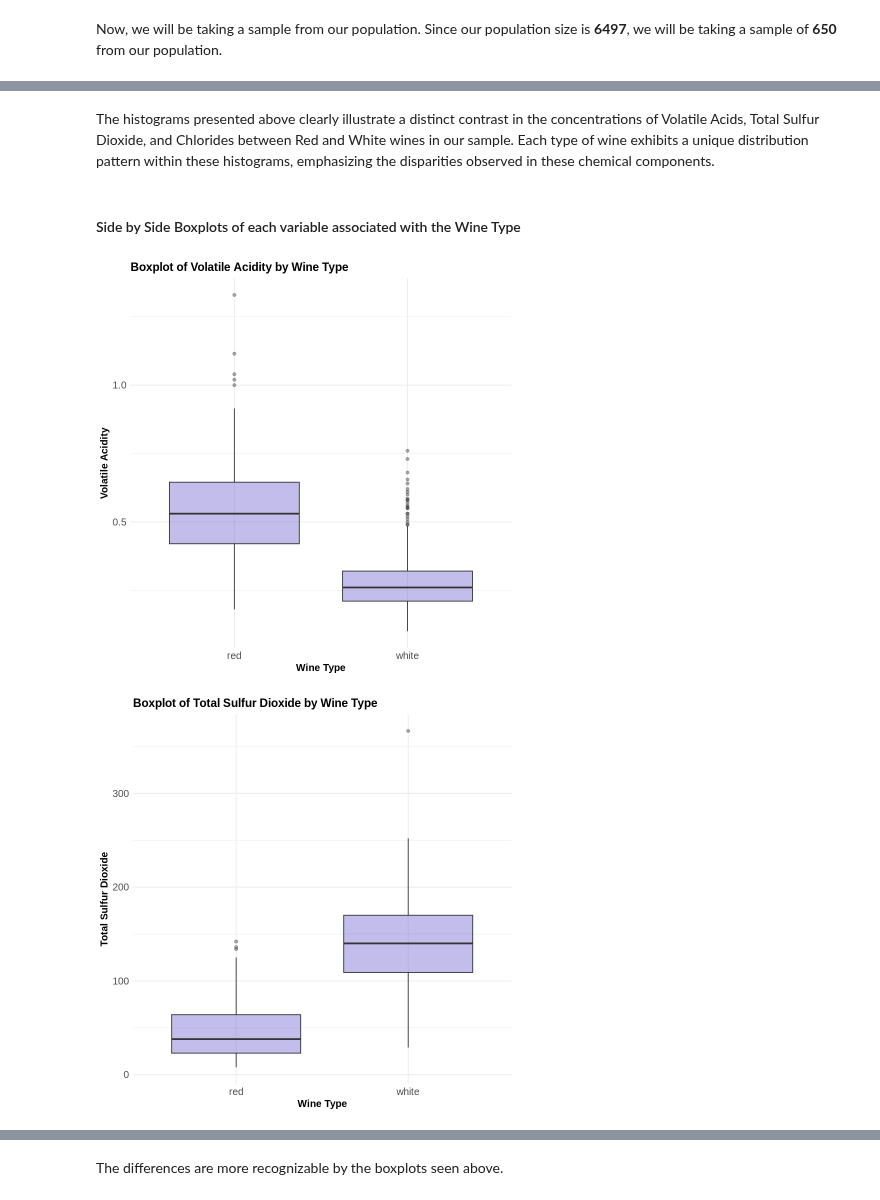
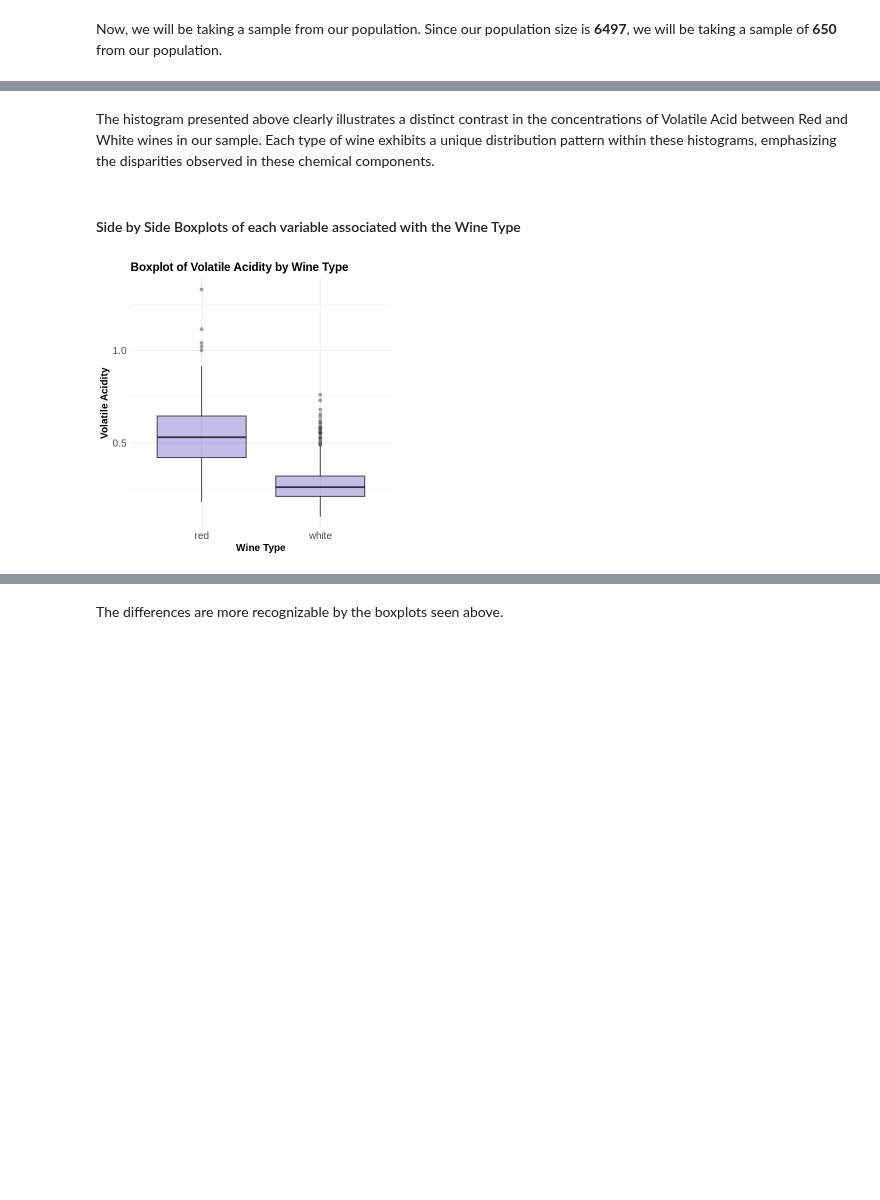
Before and after one commit to VivaanWadhwa/STAT201_GROUP18, a Jupyter notebook: project_proposal_group18.ipynb, the cells around one changed output, grey strips where cells are left out. Saved outputs shown, nothing was run; the diff lists cells and outputs as text; code cells hidden in the pictures; blank space fills up the shorter version.

```diff
--- a/project_proposal_group18.ipynb
+++ b/project_proposal_group18.ipynb
@@ -110,7 +107,7 @@ Now that we have combined the two datasets together, we will drop all the unnece
 # %%
 # Selecting the specific features we're analyzing
 wine_data_specific <- wine_data |>
-                        select(volatile.acidity,total.sulfur.dioxide,chlorides, type)
+                        select(volatile.acidity, type)
 head(wine_data_specific)
 cat("There are", nrow(wine_data_specific),"rows in the dataset")
 # %% [output]
@@ -194,24 +163,16 @@ ggplot(wine_sample, aes(x = chlorides, fill = type)) +
 # %% [markdown]
-The histograms presented above clearly illustrate a distinct contrast in the concentrations of Volatile Acids, Total Sulfur Dioxide, and Chlorides between Red and White wines in our sample. Each type of wine exhibits a unique distribution pattern within these histograms, emphasizing the disparities observed in these chemical components.
+The histogram presented above clearly illustrates a distinct contrast in the concentrations of Volatile Acid between Red and White wines in our sample. Each type of wine exhibits a unique distribution pattern within these histograms, emphasizing the disparities observed in these chemical components.
 # %% [markdown]
 #### Side by Side Boxplots of each variable associated with the Wine Type
 # %%
-features <- wine_sample %>%
-    select(volatile.acidity, total.sulfur.dioxide, chlorides)
-feature_names <- c("Volatile Acidity", "Total Sulfur Dioxide", "Chlorides")
-i = 1
-for (feature in features) {
-    show(ggplot(wine_sample, aes(x = type, y = feature)) +
+ggplot(wine_sample, aes(x = type, y = feature)) +
       geom_boxplot(fill = "slateblue", alpha = 0.4) +
-      labs(title = paste("Boxplot of", feature_names[i], "by Wine Type", sep = " "), x = "Wine Type", y = feature_names[i]) +
+      labs(title = paste("Boxplot of Volatile Acidity by Wine Type", sep = " "), x = "Wine Type", y = "Volatile Acidity") +
       theme_minimal() +
       theme(legend.title = element_blank(),
             legend.position = "top",  # Change the legend position
             plot.title = element_text(size = 14, face = "bold"),  # Title style
             axis.text = element_text(size = 12),  # Axis label text size
-            axis.title = element_text(size = 12, face = "bold")))
-    i = i + 1
-}
+            axis.title = element_text(size = 12, face = "bold"))
 # %% [output]
-[figure, old version]
+[figure, new version]
-[figure, removed]
```
Also changed, not shown: parts of 17 cells of this notebook.
